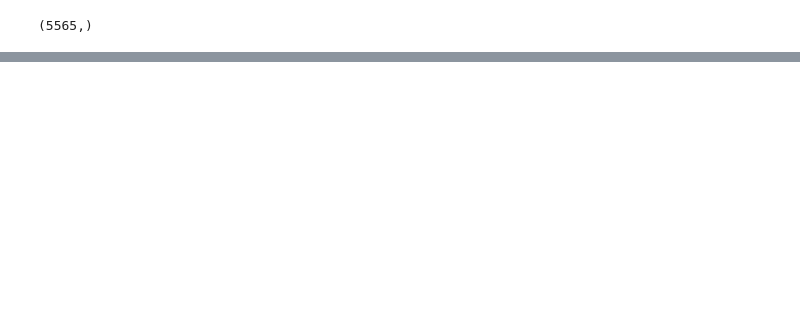
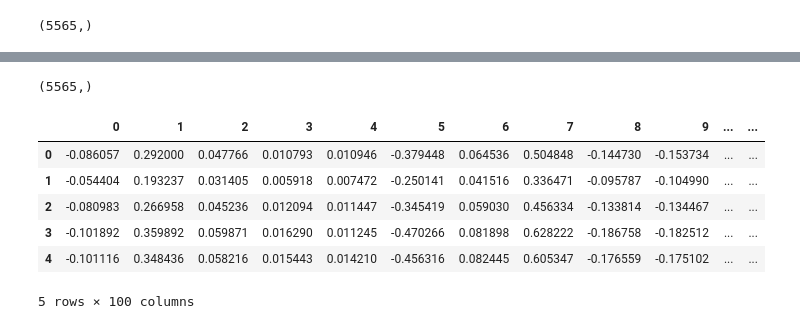
Before and after one commit to ABHAY1937/NLP, a Jupyter notebook: Spam_classification_NLP_using_word2vec_and_Avgword2vec.ipynb, the cells around one changed output, grey strips where cells are left out. Saved outputs shown, nothing was run; the diff lists cells and outputs as text; code cells hidden in the pictures; blank space fills up the shorter version.

```diff
--- a/Spam_classification_NLP_using_word2vec_and_Avgword2vec.ipynb
+++ b/Spam_classification_NLP_using_word2vec_and_Avgword2vec.ipynb
@@ -562,0 +381,22 @@ Number of samples in y: 5572
+# %%
+# Assuming x_new and y have different lengths
+x_new = x_new[:len(y)]
+x_new.shape
+y.shape
+# %% [output]
+(5565,)
+# %%
+## this is the final independent features
+df=pd.DataFrame()
+for i in range(0,len(x)):
+    df=df.append(pd.DataFrame(x[i].reshape(1,-1)),ignore_index=True)
+# %%
+df.head()
+# %% [output]
+|  | 0 | 1 | 2 | 3 | 4 | 5 | 6 | 7 | 8 | 9 | ... | ... |
+| 0 | -0.086057 | 0.292000 | 0.047766 | 0.010793 | 0.010946 | -0.379448 | 0.064536 | 0.504848 | -0.144730 | -0.153734 | ... | ... |
+| 1 | -0.054404 | 0.193237 | 0.031405 | 0.005918 | 0.007472 | -0.250141 | 0.041516 | 0.336471 | -0.095787 | -0.104990 | ... | ... |
+| 2 | -0.080983 | 0.266958 | 0.045236 | 0.012094 | 0.011447 | -0.345419 | 0.059030 | 0.456334 | -0.133814 | -0.134467 | ... | ... |
+| 3 | -0.101892 | 0.359892 | 0.059871 | 0.016290 | 0.011245 | -0.470266 | 0.081898 | 0.628222 | -0.186758 | -0.182512 | ... | ... |
+| 4 | -0.101116 | 0.348436 | 0.058216 | 0.015443 | 0.014210 | -0.456316 | 0.082445 | 0.605347 | -0.176559 | -0.175102 | ... | ... |
+5 rows × 100 columns
```
Also changed, not shown: parts of 27 cells of this notebook.
